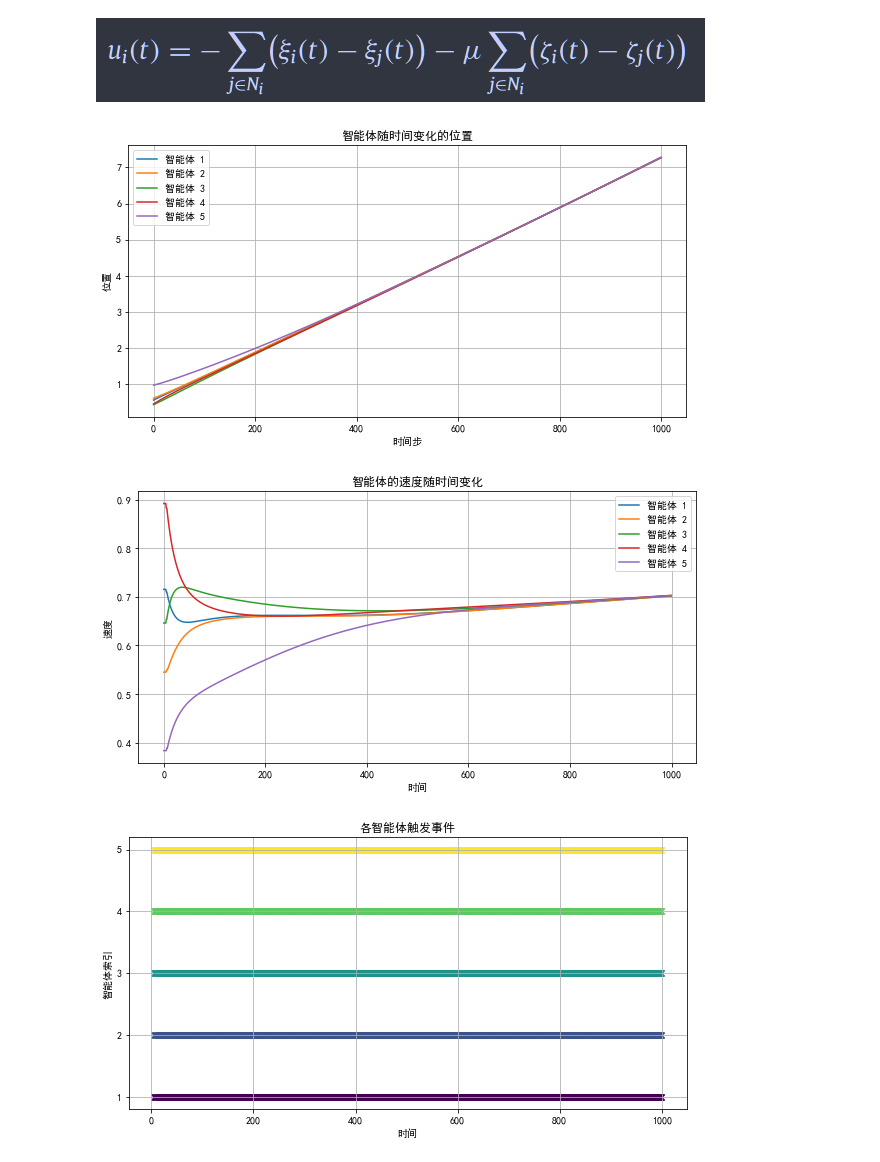
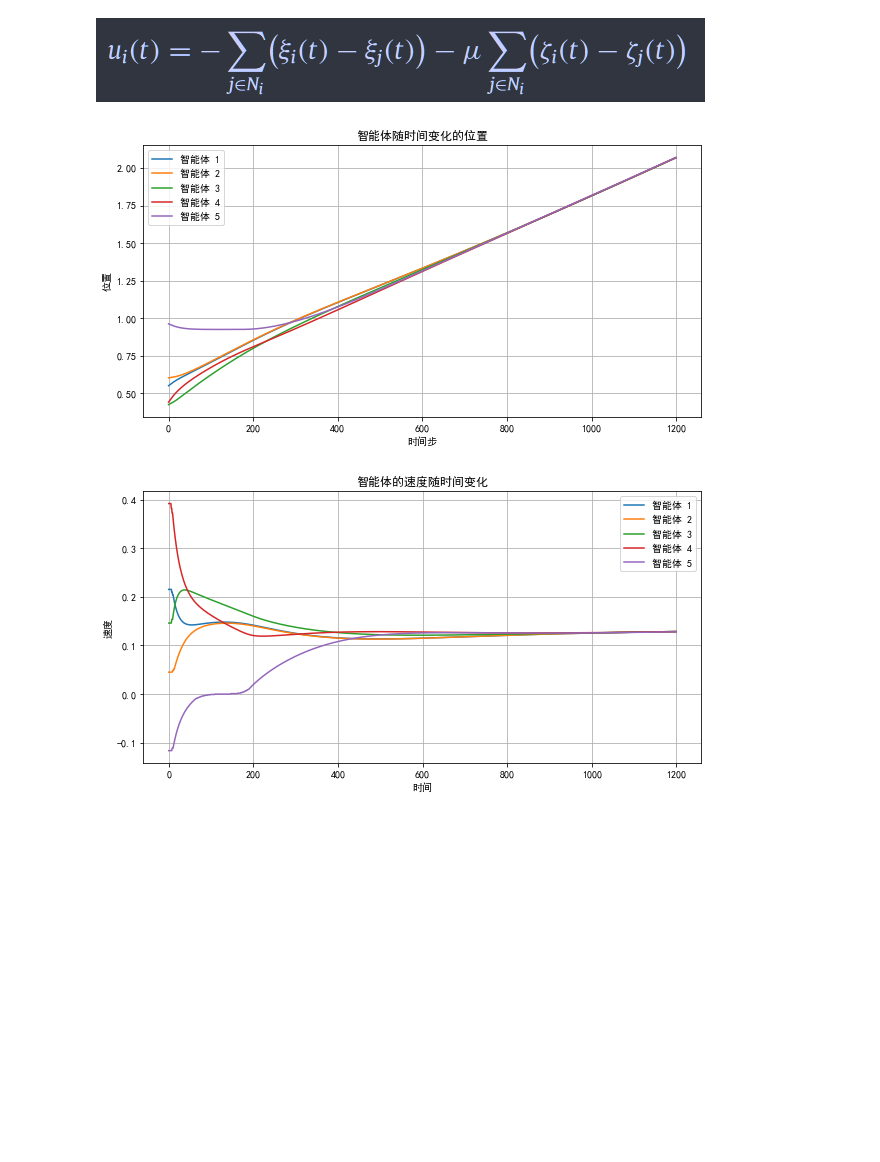
Before and after one commit to yjchenCN/Multi-agent-consensus-algorithm, a Jupyter notebook: Event-based broadcasting for multi-agent average consensus.ipynb, the cells around one changed output. Saved outputs shown, nothing was run; the diff lists cells and outputs as text; code cells hidden in the pictures; blank space fills up the shorter version.

```diff
--- a/Event-based broadcasting for multi-agent average consensus.ipynb
+++ b/Event-based broadcasting for multi-agent average consensus.ipynb
@@ -37,7 +37,7 @@ class Agent:
             #记录触发的相关信息
             self.trigger_points.append((t, self.position))
         else:
-            self.position += self.u * dt
+            self.position += self.u * dt * 0.5
 
 
 # 初始化参数和智能体
@@ -45,7 +45,7 @@ num_agents = 5
 num_iterations = 200
 dt = 0.1
 np.random.seed(0)
-agents = [Agent(np.random.rand(), i) for i in range(num_agents)]
+agents = [Agent(np.random.uniform(-0.1, 0.1), i) for i in range(num_agents)]
 
 # 定义邻居关系
 agents[0].add_neighbor(agents[1])
@@ -108,7 +108,7 @@ plt.grid(True)
 plt.show()
 
 
-plt.figure(figsize=(10, 5))
+'''plt.figure(figsize=(10, 5))
 for i, agent in enumerate(agents):
     plt.plot(positions[:, i], label=f'智能体 {i+1}')
     # 绘制事件触发点
@@ -119,7 +119,7 @@ plt.xlabel('时间步')
 plt.ylabel('位置')
 plt.title('智能体随时间变化的位置')
 plt.legend()
-plt.grid(True)
+plt.grid(True)'''
 
 
 # 解决中文显示问题
@@ -183,10 +182,10 @@ class Agent:
 
 # 初始化参数和智能体
 num_agents = 5
-num_iterations = 1000
+num_iterations = 1200
 dt = 0.01
 np.random.seed(0)
-agents = [Agent(np.random.rand(), np.random.rand(), i) for i in range(num_agents)]
+agents = [Agent(np.random.uniform(0, 1), np.random.uniform(-0.5, 0.5), i) for i in range(num_agents)]
 
 # 定义邻居关系
 agents[0].add_neighbor(agents[1])
@@ -237,38 +236,34 @@ plt.ylabel('速度')
 plt.title('智能体的速度随时间变化')
 plt.legend()
 plt.grid(True)
 
 
-# 绘制触发事件图，确保智能体的触发事件颜色与其位置图中的颜色相匹配
+'''# 绘制触发事件图，确保智能体的触发事件颜色与其位置图中的颜色相匹配
 plt.figure(figsize=(10, 5))
 colors = plt.cm.viridis(np.linspace(0, 1, num_agents))  # 生成颜色映射
 # 收集所有智能体的触发时间点和对应的索引
 trigger_events = []
 for i, agent in enumerate(agents):
     for t, _ in agent.trigger_points:
         trigger_events.append((t, i + 1, colors[i]))  # 存储时间、智能体索引和颜色
 # 按触发时间排序
 trigger_events.sort()
 # 绘制触发事件
 for t, i, color in trigger_events:
     plt.scatter(t, i, marker='x', color=color)  # 使用相应颜色绘制触发事件
 plt.xlabel('时间')
 plt.ylabel('智能体索引')
 plt.title('各智能体触发事件')
 plt.yticks(range(1, num_agents + 1))  # 设置y轴刻度以匹配智能体的索引
 plt.grid(True)
-plt.show()
-
-
-
+plt.show()'''
 
 
 # 解决中文显示问题
 plt.rcParams['font.sans-serif'] = ['SimHei']  # 指定默认字体为黑体
 plt.rcParams['axes.unicode_minus'] = False  # 解决保存图像时负号 '-' 显示为方块的问题
 
 plt.show()
 # %% [output]
-[figure, old version]
+[figure, new version]
-[figure, old version]
+[figure, new version]
-[figure, removed]
```
Also changed, not shown: parts of 1 cell of this notebook.
